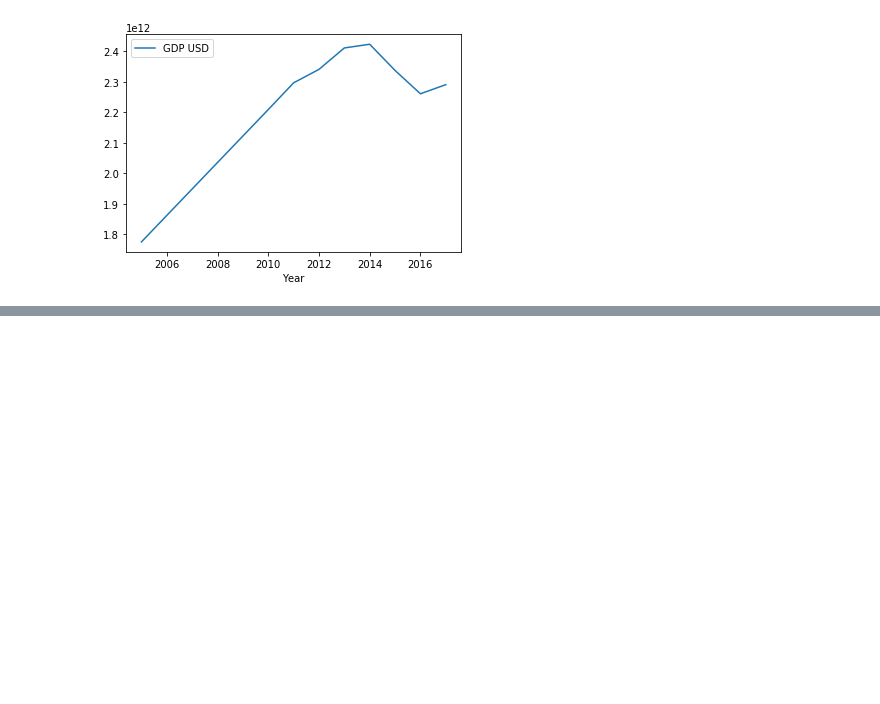
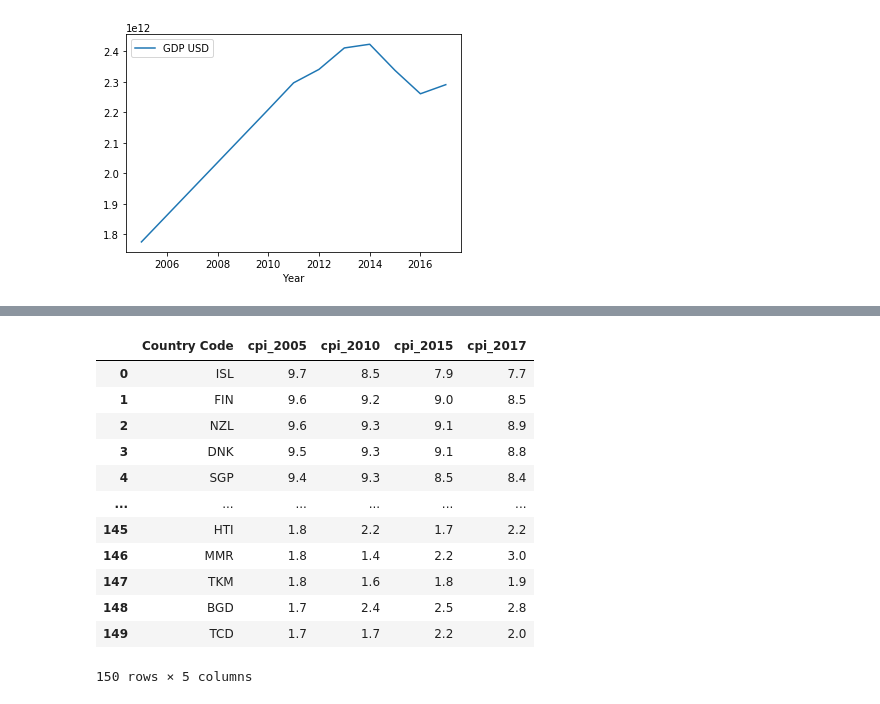
Before and after one commit to matheusgratz/world_bank_vs_human_development_project_1, a Jupyter notebook: merge_wb_hdev.ipynb, the cells around one changed output, grey strips where cells are left out. Cells and saved outputs as stored; diff of their text form; code cells hidden in the pictures; blank space fills up the shorter version.

```diff
--- a/merge_wb_hdev.ipynb
+++ b/merge_wb_hdev.ipynb
@@ -86,0 +98,23 @@ country_df.plot(kind='line', x='Year', y=['GDP USD'])
+# %%
+filepath_cpi.rename(columns = {"iso": "Country Code",
+                              "Score 2005": "cpi_2005",
+                              "Score 2010": "cpi_2010",
+                              "Score 2015": "cpi_2015",
+                              "Score 2017": "cpi_2017"}, inplace = True)
+
+filepath_cpi.drop(columns = ["Unnamed: 0"], inplace = True)
+filepath_cpi
+# %% [output]
+|  | Country Code | cpi_2005 | cpi_2010 | cpi_2015 | cpi_2017 |
+| 0 | ISL | 9.7 | 8.5 | 7.9 | 7.7 |
+| 1 | FIN | 9.6 | 9.2 | 9.0 | 8.5 |
+| 2 | NZL | 9.6 | 9.3 | 9.1 | 8.9 |
+| 3 | DNK | 9.5 | 9.3 | 9.1 | 8.8 |
+| 4 | SGP | 9.4 | 9.3 | 8.5 | 8.4 |
+| ... | ... | ... | ... | ... | ... |
+| 145 | HTI | 1.8 | 2.2 | 1.7 | 2.2 |
+| 146 | MMR | 1.8 | 1.4 | 2.2 | 3.0 |
+| 147 | TKM | 1.8 | 1.6 | 1.8 | 1.9 |
+| 148 | BGD | 1.7 | 2.4 | 2.5 | 2.8 |
+| 149 | TCD | 1.7 | 1.7 | 2.2 | 2.0 |
+150 rows × 5 columns
```
Also changed, not shown: parts of 3 cells of this notebook, 2 other files.
